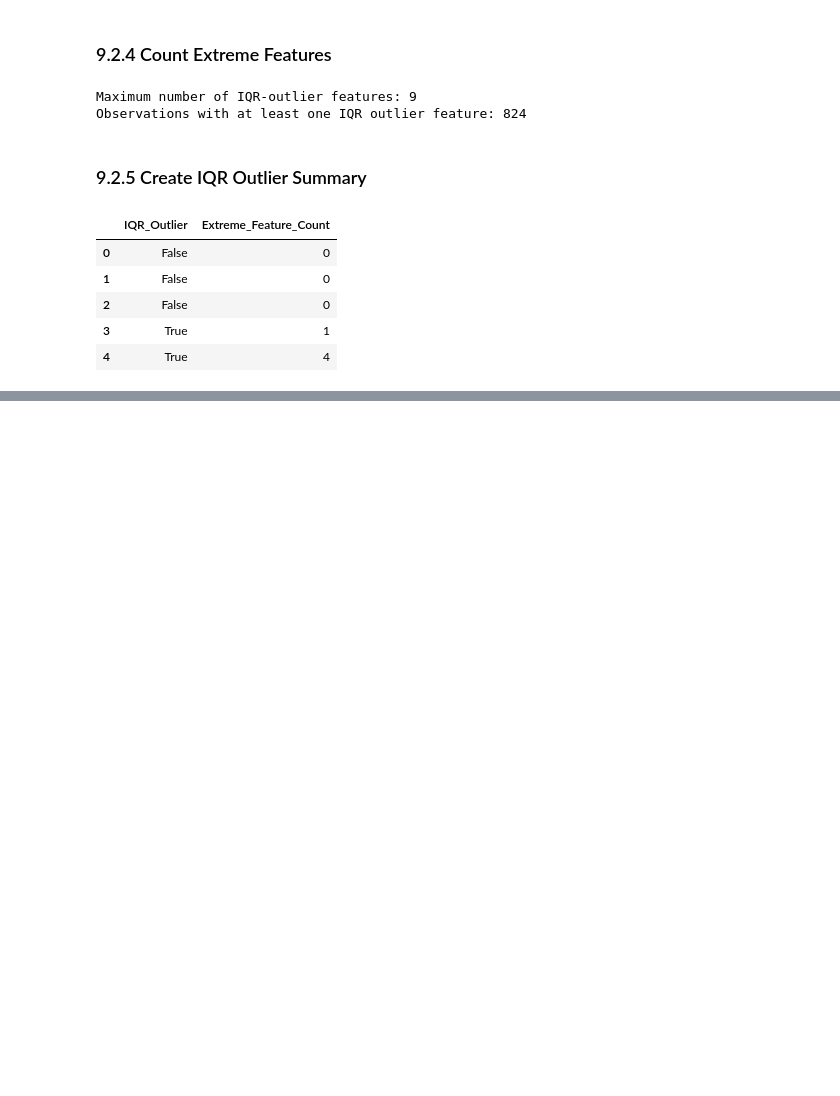
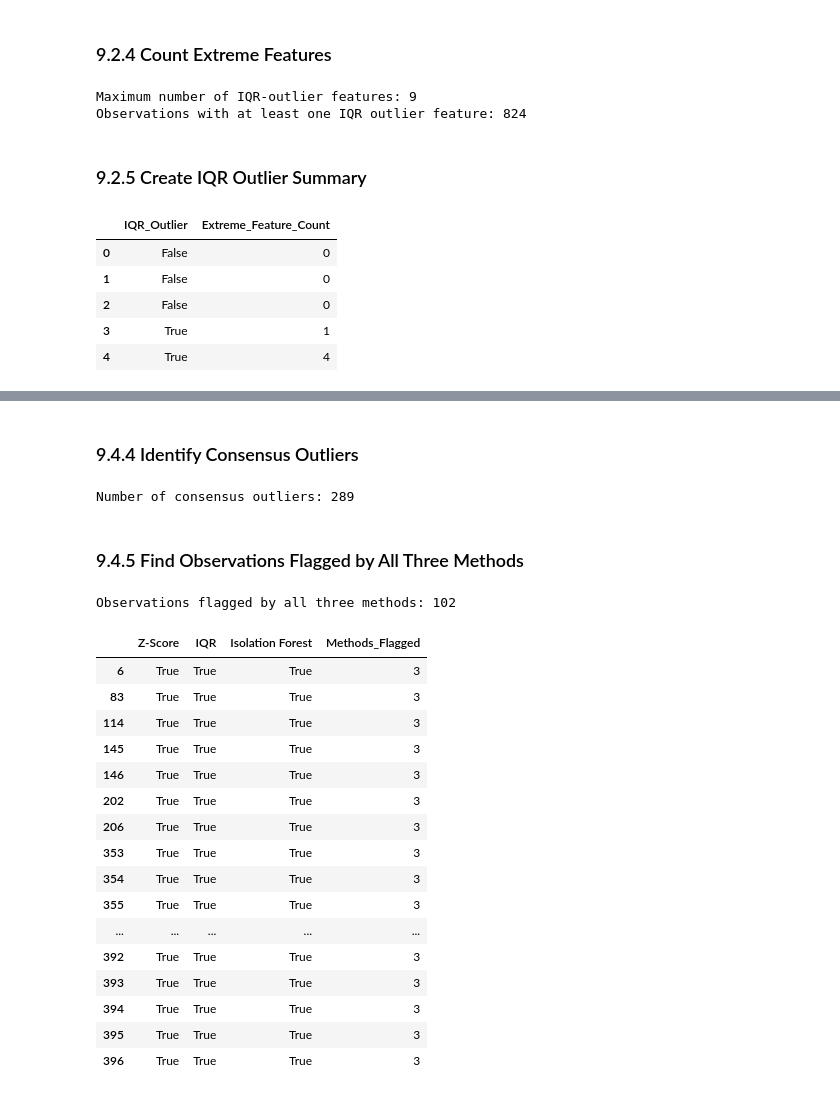
Before and after one commit to fardinfaruqi/steel-plate-quality-control, a Jupyter notebook: notebooks/steel_plate_quality_control.ipynb, the cells around one changed output, grey strips where cells are left out. Drawn from its saved outputs; the diff is of its cells as text; code cells hidden in the pictures; blank space fills up the shorter version.

Commit message:
feat: add isolation forest outlier detection and compare methods

```diff
--- a/notebooks/steel_plate_quality_control.ipynb
+++ b/notebooks/steel_plate_quality_control.ipynb
@@ -2329,0 +2350,6 @@ display(iqr_outlier_summary.head())
+# %%
+# Train Isolation Forest
+
+isolation_forest.fit(X_cluster_scaled)
+
+print("Isolation Forest training completed.")
@@ -2329,0 +2462,10 @@ display(iqr_outlier_summary.head())
+# %%
+# Compare Outlier Detection Methods
+
+outlier_comparison = pd.DataFrame({
+    "Z-Score": z_outlier_mask,
+    "IQR": iqr_outlier_mask,
+    "Isolation Forest": isolation_outlier_mask
+})
+
+display(outlier_comparison.head())
@@ -2329,0 +2496,14 @@ display(iqr_outlier_summary.head())
+# %%
+# Count how many methods identify each observation as an outlier
+
+outlier_comparison["Methods_Flagged"] = (
+    outlier_comparison[
+        ["Z-Score", "IQR", "Isolation Forest"]
+    ].sum(axis=1)
+)
+
+display(
+    outlier_comparison["Methods_Flagged"]
+    .value_counts()
+    .sort_index()
+)
@@ -2329,0 +2517,49 @@ display(iqr_outlier_summary.head())
+# %% [markdown]
+### 9.4.4 Identify Consensus Outliers
+# %%
+# Identify observations flagged by at least two methods
+
+consensus_outliers = outlier_comparison[
+    outlier_comparison["Methods_Flagged"] >= 2
+]
+
+print(
+    "Number of consensus outliers:",
+    len(consensus_outliers)
+)
+# %% [output]
+Number of consensus outliers: 289
+# %% [markdown]
+### 9.4.5 Find Observations Flagged by All Three Methods
+# %%
+# Identify observations flagged by all three methods
+
+all_method_outliers = outlier_comparison[
+    outlier_comparison["Methods_Flagged"] == 3
+]
+
+print(
+    "Observations flagged by all three methods:",
+    len(all_method_outliers)
+)
+
+display(all_method_outliers.head(20))
+# %% [output]
+Observations flagged by all three methods: 102
+|  | Z-Score | IQR | Isolation Forest | Methods_Flagged |
+| 6 | True | True | True | 3 |
+| 83 | True | True | True | 3 |
+| 114 | True | True | True | 3 |
+| 145 | True | True | True | 3 |
+| 146 | True | True | True | 3 |
+| 202 | True | True | True | 3 |
+| 206 | True | True | True | 3 |
+| 353 | True | True | True | 3 |
+| 354 | True | True | True | 3 |
+| 355 | True | True | True | 3 |
+| ... | ... | ... | ... | ... |
+| 392 | True | True | True | 3 |
+| 393 | True | True | True | 3 |
+| 394 | True | True | True | 3 |
+| 395 | True | True | True | 3 |
+| 396 | True | True | True | 3 |
```
Also changed, not shown: parts of 24 cells of this notebook.
